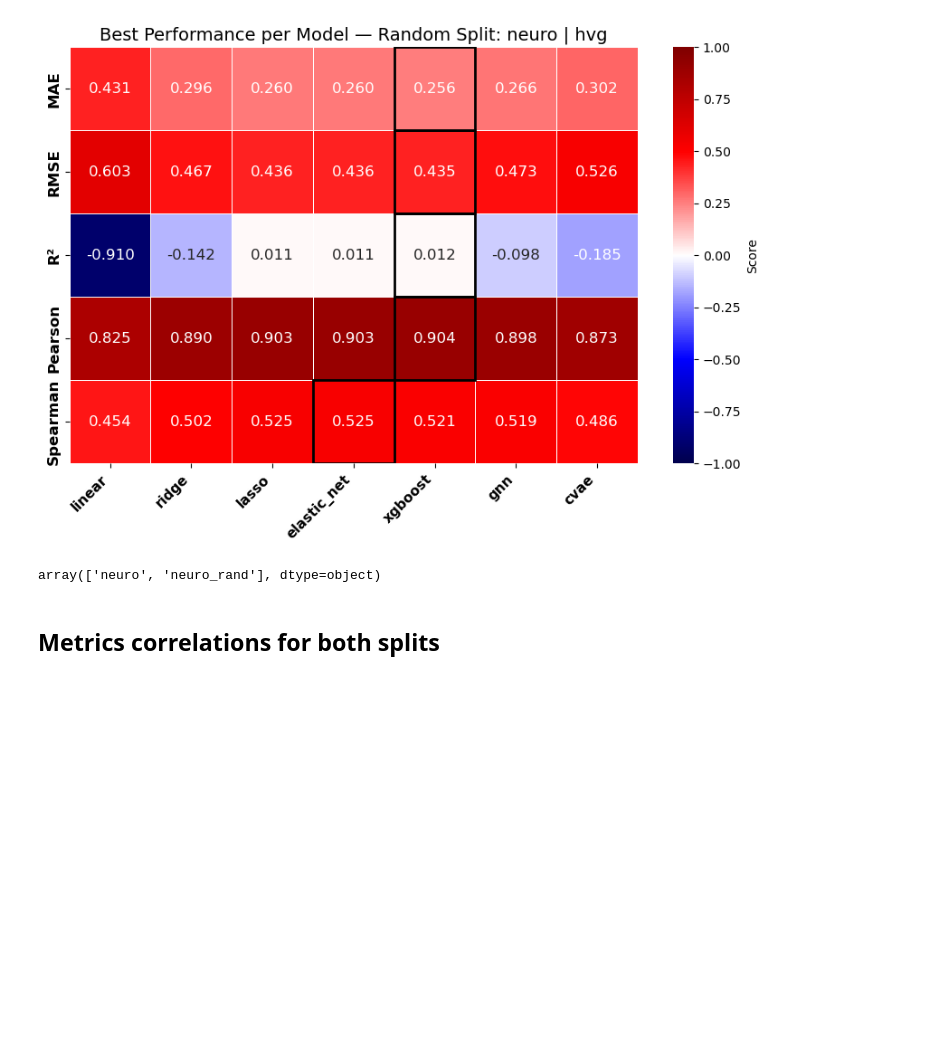
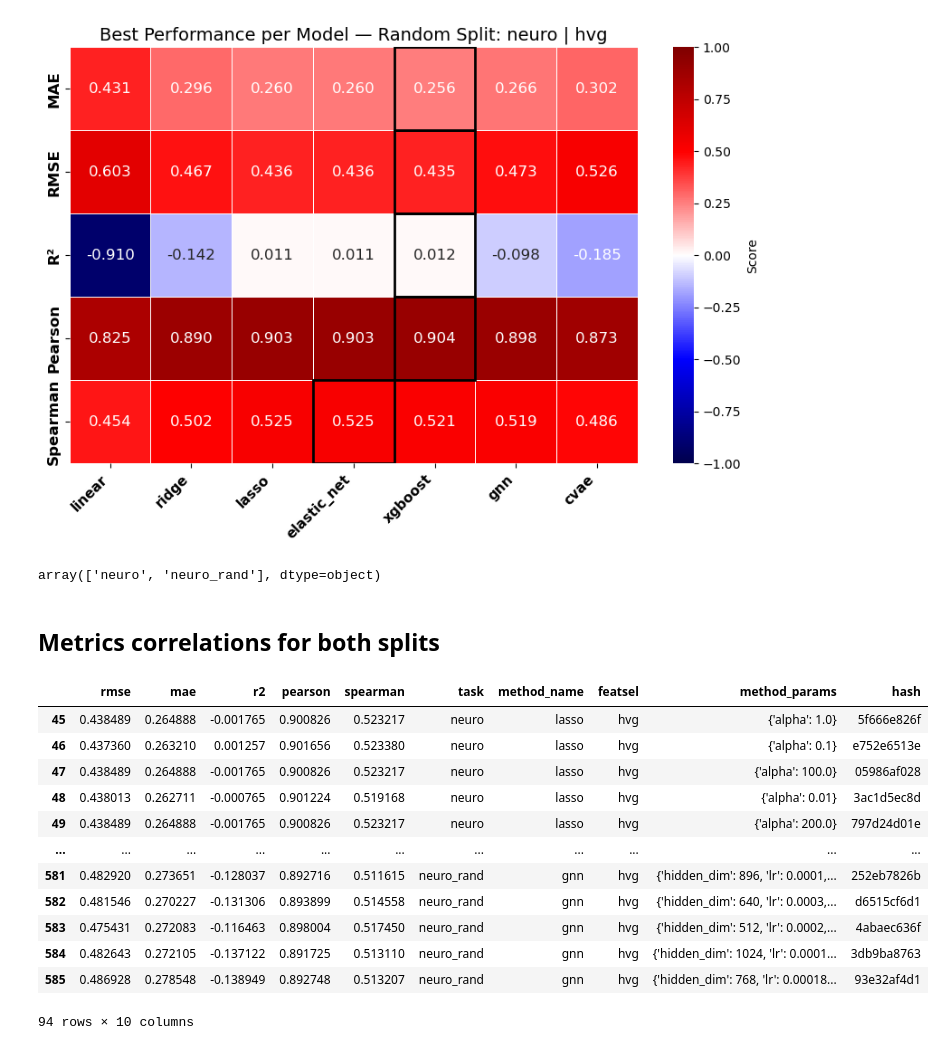
Before and after one commit to eirgnkl/pipeline, a Jupyter notebook: notebooks/2splits_visual_comparison.ipynb, the cells around one changed output. Saved outputs shown, nothing was run; the diff lists cells and outputs as text; code cells hidden in the pictures; blank space fills up the shorter version.

```diff
--- a/notebooks/2splits_visual_comparison.ipynb
+++ b/notebooks/2splits_visual_comparison.ipynb
@@ -406,3 +406,19 @@ corrz_df = corrz_df[~df["method_name"].isin(["linear", "cvae", "ridge", "gnn"])]
+# %%
+corrz_df
+# %% [output]
+|  | rmse | mae | r2 | pearson | spearman | task | method_name | featsel | method_params | hash |
+| 45 | 0.438489 | 0.264888 | -0.001765 | 0.900826 | 0.523217 | neuro | lasso | hvg | {'alpha': 1.0} | 5f666e826f |
+| 46 | 0.437360 | 0.263210 | 0.001257 | 0.901656 | 0.523380 | neuro | lasso | hvg | {'alpha': 0.1} | e752e6513e |
+| 47 | 0.438489 | 0.264888 | -0.001765 | 0.900826 | 0.523217 | neuro | lasso | hvg | {'alpha': 100.0} | 05986af028 |
+| 48 | 0.438013 | 0.262711 | -0.000765 | 0.901224 | 0.519168 | neuro | lasso | hvg | {'alpha': 0.01} | 3ac1d5ec8d |
+| 49 | 0.438489 | 0.264888 | -0.001765 | 0.900826 | 0.523217 | neuro | lasso | hvg | {'alpha': 200.0} | 797d24d01e |
+| ... | ... | ... | ... | ... | ... | ... | ... | ... | ... | ... |
+| 581 | 0.482920 | 0.273651 | -0.128037 | 0.892716 | 0.511615 | neuro_rand | gnn | hvg | {'hidden_dim': 896, 'lr': 0.0001,... | 252eb7826b |
+| 582 | 0.481546 | 0.270227 | -0.131306 | 0.893899 | 0.514558 | neuro_rand | gnn | hvg | {'hidden_dim': 640, 'lr': 0.0003,... | d6515cf6d1 |
+| 583 | 0.475431 | 0.272083 | -0.116463 | 0.898004 | 0.517450 | neuro_rand | gnn | hvg | {'hidden_dim': 512, 'lr': 0.0002,... | 4abaec636f |
+| 584 | 0.482643 | 0.272105 | -0.137122 | 0.891725 | 0.513110 | neuro_rand | gnn | hvg | {'hidden_dim': 1024, 'lr': 0.0001... | 3db9ba8763 |
+| 585 | 0.486928 | 0.278548 | -0.138949 | 0.892748 | 0.513207 | neuro_rand | gnn | hvg | {'hidden_dim': 768, 'lr': 0.00018... | 93e32af4d1 |
+94 rows × 10 columns
 # %%
 # Extract 'split' type from task name
 corrz_df['split'] = corrz_df['task'].apply(lambda x: 'rand' if 'rand' in x else 'half')
```
Also changed, not shown: parts of 2 cells of this notebook, 3 other files.
